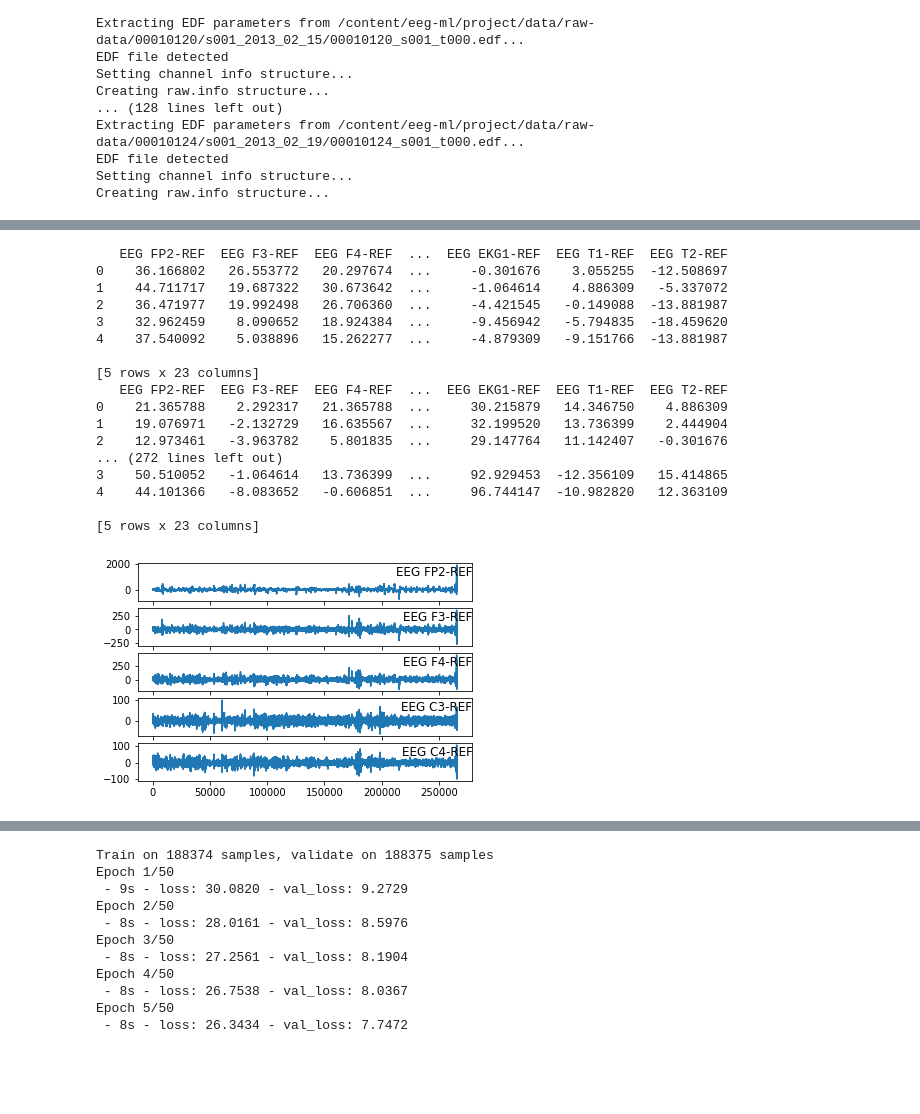
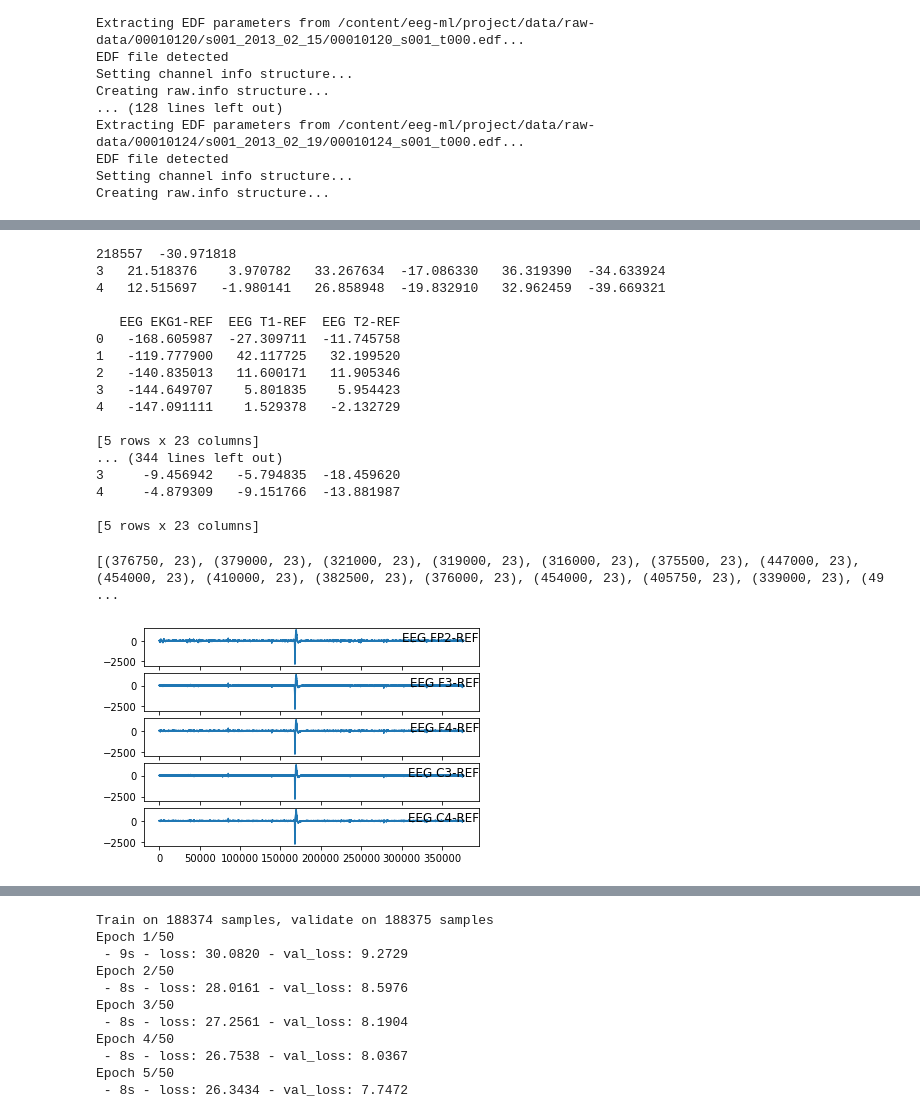
Before and after one commit to ishanchadha01/eeg-ml, a Jupyter notebook: project/nn/CS4641_LSTM.ipynb, the cells around one changed output, grey strips where cells are left out. Cells and saved outputs as stored; diff of their text form; code cells hidden in the pictures; blank space fills up the shorter version.

```diff
--- a/project/nn/CS4641_LSTM.ipynb
+++ b/project/nn/CS4641_LSTM.ipynb
@@ -77,6 +81,6 @@ print(str(len(subjectData)))
 36
 # %%
-bigList = [df.columns for df in subjectData if len(df.columns) > 25]
+bigList = [df.columns for df in subjectData if len(df.columns) == 23]
 print(bigList)
 # %% [output]
 [Index(['EEG FP2-REF', 'EEG F3-REF', 'EEG F4-REF', 'EEG C3-REF', 'EEG C4-REF',
@@ -98,12 +91 @@ print(bigList)
       dtype='object')]
-# %%
-bigList = [df.columns for df in subjectData if len(df.columns) == 25]
-print(bigList)
-#print(bigList[1:5])
-#matching = [[set(bigList[x]) == set(bigList[y]) for x in range(len(bigList))] for y in range(len(bigList))]
-#print(matching)
-#count = 0
-#for lis in matching:
-#  count += len(lis) - sum(bool(x) for x in lis)
-
-#print(str(count))
@@ -147,39 +122,44 @@ for df in subjectData:
 for df in subjectData:
   print(df.head())
 # %% [output]
-   EEG FP2-REF  EEG F3-REF  EEG F4-REF  ...  EEG EKG1-REF  EEG T1-REF  EEG T2-REF
-0    36.166802   26.553772   20.297674  ...     -0.301676    3.055255  -12.508697
-1    44.711717   19.687322   30.673642  ...     -1.064614    4.886309   -5.337072
-2    36.471977   19.992498   26.706360  ...     -4.421545   -0.149088  -13.881987
-3    32.962459    8.090652   18.924384  ...     -9.456942   -5.794835  -18.459620
-4    37.540092    5.038896   15.262277  ...     -4.879309   -9.151766  -13.881987
+218557  -30.971818
+3   21.518376    3.970782   33.267634  -17.086330   36.319390  -34.633924
+4   12.515697   -1.980141   26.858948  -19.832910   32.962459  -39.669321
+
+   EEG EKG1-REF  EEG T1-REF  EEG T2-REF
+0   -168.605987  -27.309711  -11.745758
+1   -119.777900   42.117725   32.199520
+2   -140.835013   11.600171   11.905346
+3   -144.649707    5.801835    5.954423
+4   -147.091111    1.529378   -2.132729
 
 [5 rows x 23 columns]
-   EEG FP2-REF  EEG F3-REF  EEG F4-REF  ...  EEG EKG1-REF  EEG T1-REF  EEG T2-REF
-0    21.365788    2.292317   21.365788  ...     30.215879   14.346750    4.886309
-1    19.076971   -2.132729   16.635567  ...     32.199520   13.736399    2.444904
-2    12.973461   -3.963782    5.801835  ...     29.147764   11.142407   -0.301676
-... (272 lines left out)
-3    50.510052   -1.064614   13.736399  ...     92.929453  -12.356109   15.414865
-4    44.101366   -8.083652   -0.606851  ...     96.744147  -10.982820   12.363109
+... (344 lines left out)
+3     -9.456942   -5.794835  -18.459620
+4     -4.879309   -9.151766  -13.881987
 
 [5 rows x 23 columns]
 # %%
 from matplotlib import pyplot
-values = subjectData[0].values
+subjectValues = []
+for i in range(len(subjectData)):
+	subjectValues.append(subjectData[i].values)
+
+print(str([df.shape for df in subjectValues]))
 
 groups = range(0, 5)
 i = 1
 # plot each column
 pyplot.figure()
 for group in groups:
 	pyplot.subplot(len(groups), 1, i)
-	pyplot.plot(values[:, group])
+	pyplot.plot(subjectValues[0][:, group])
 	pyplot.title(df.columns[group], y=0.5, loc='right')
 	i += 1
 pyplot.show()
 # %% [output]
+[(376750, 23), (379000, 23), (321000, 23), (319000, 23), (316000, 23), (375500, 23), (447000, 23), (454000, 23), (410000, 23), (382500, 23), (376000, 23), (454000, 23), (405750, 23), (339000, 23), (49 ...
-[figure, old version]
+[figure, new version]
 # %%
 from sklearn.preprocessing import MinMaxScaler
 
```
Also changed, not shown: parts of 12 cells of this notebook, 1 other file.
